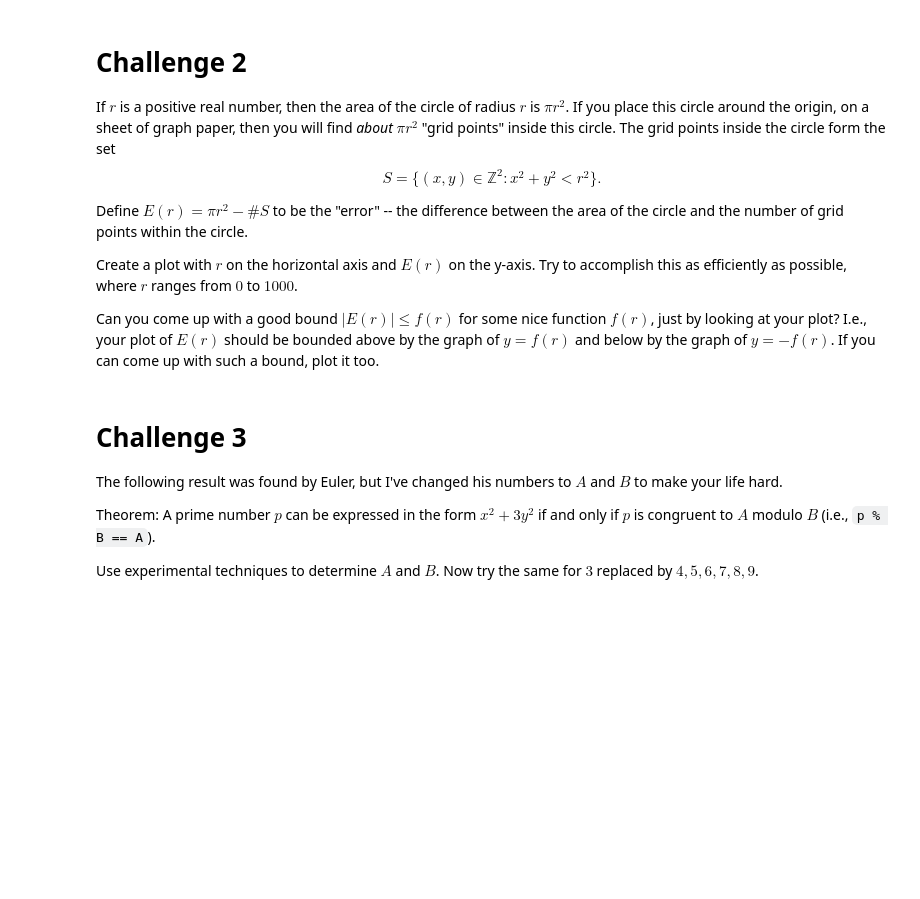
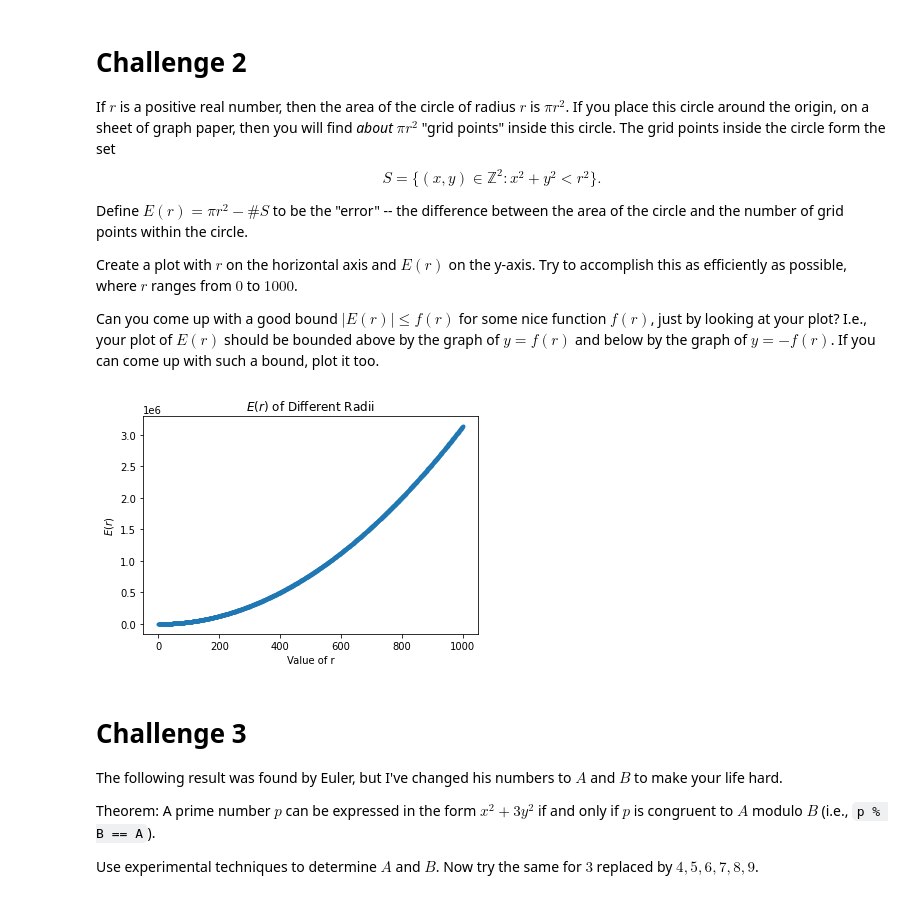
Before and after one commit to Dannyphantom17/Math-152, a Jupyter notebook: P4M_Notebook_5.ipynb, the cells around one changed output. Cells and saved outputs as stored; diff of their text form; code cells hidden in the pictures; blank space fills up the shorter version.

```diff
--- a/P4M_Notebook_5.ipynb
+++ b/P4M_Notebook_5.ipynb
@@ -299,6 +277,34 @@ Define $E(r) = \pi r^2 - \# S$ to be the "error" -- the difference between the a
 Create a plot with $r$ on the horizontal axis and $E(r)$ on the y-axis.  Try to accomplish this as efficiently as possible, where $r$ ranges from $0$ to $1000$.
 
 Can you come up with a good bound $\vert E(r) \vert \leq f(r)$ for some nice function $f(r)$, just by looking at your plot?  I.e., your plot of $E(r)$ should be bounded above by the graph of $y = f(r)$ and below by the graph of $y = -f(r)$.  If you can come up with such a bound, plot it too.
+# %%
+import numpy as np
+import matplotlib.pyplot as plt
+
+R = list(range(1001))
+def Er(r):
+
+  x = 1
+  y = 1
+  S = 0
+  while x**2 + y**2 < r**2:
+    if x**2 + y**2 < r**2:
+      S = S + 4
+      y = y + 1
+    y = 1
+    x = x + 1
+  S = S + 1
+  return np.pi * r**2 - S
+# %%
+ER = [Er(n) for n in R]
+# %%
+plt.plot(R, ER, '.')
+plt.title("$E(r)$ of Different Radii")
+plt.xlabel("Value of r")
+plt.ylabel("$E(r)$")
+plt.show()
+# %% [output]
+[figure, added]
 # %% [markdown]
 # Challenge 3
 
```
Also changed, not shown: parts of 13 cells of this notebook.
